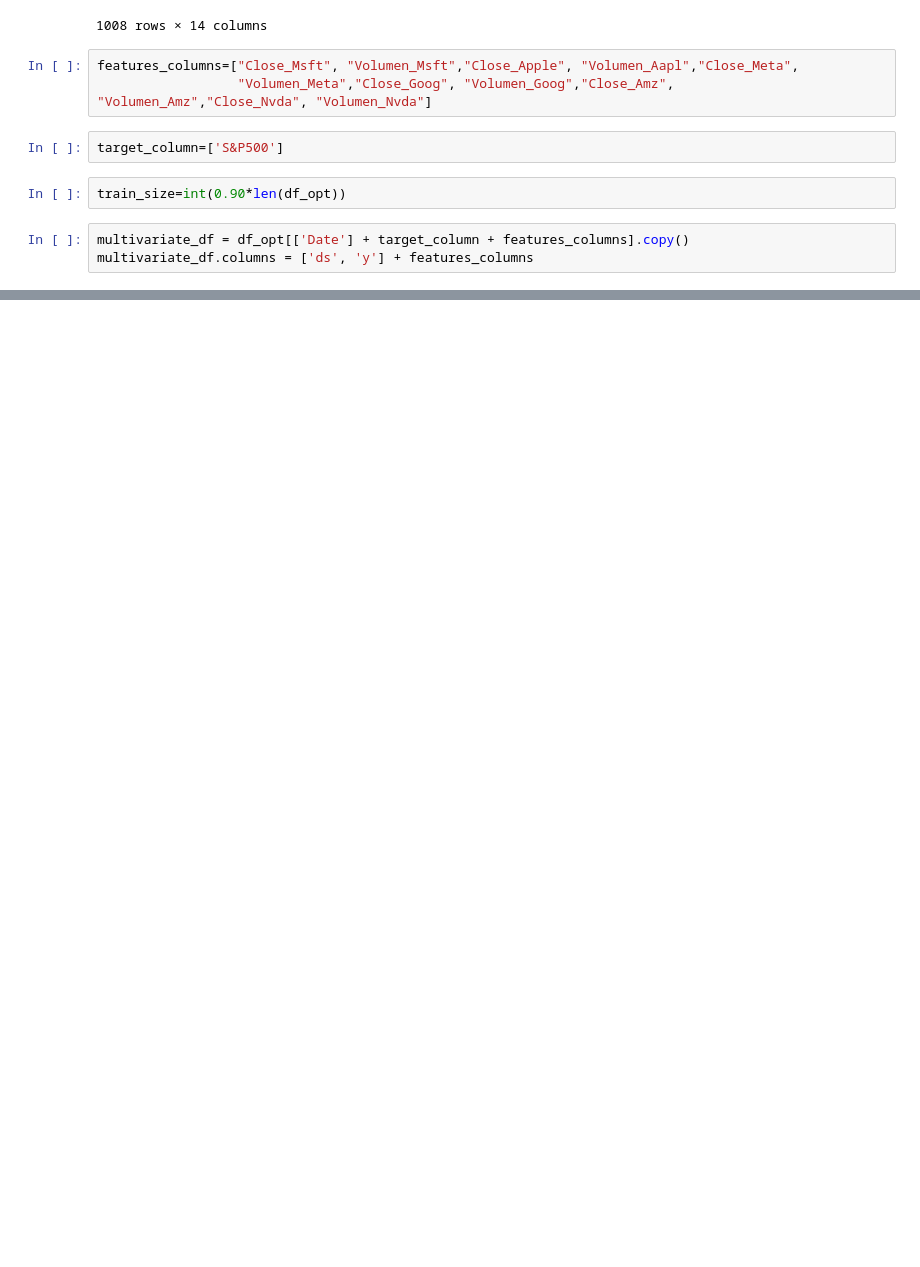
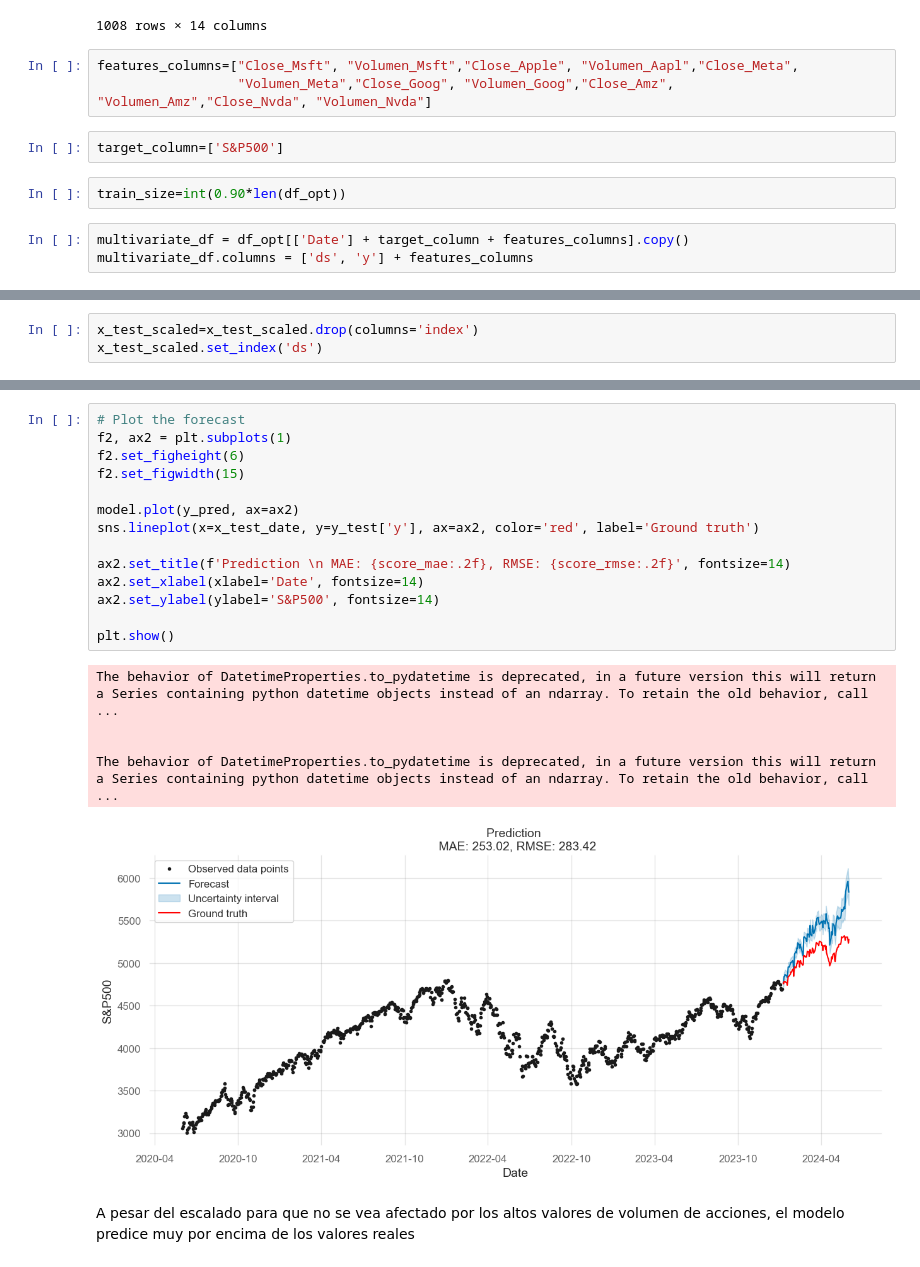
Before and after one commit to adriani94bil/Portafolio__Optimization, a Jupyter notebook: memoria.ipynb, the cells around one changed output, grey strips where cells are left out. Saved outputs shown, nothing was run; the diff lists cells and outputs as text; blank space fills up the shorter version.

```diff
--- a/memoria.ipynb
+++ b/memoria.ipynb
@@ -1005,0 +1142,3 @@ train.head()
+# %%
+x_test_scaled=x_test_scaled.drop(columns='index')
+x_test_scaled.set_index('ds')
@@ -1039,0 +1228,22 @@ RMSE: 309.1430568233071
+# %%
+# Plot the forecast
+f2, ax2 = plt.subplots(1)
+f2.set_figheight(6)
+f2.set_figwidth(15)
+
+model.plot(y_pred, ax=ax2)
+sns.lineplot(x=x_test_date, y=y_test['y'], ax=ax2, color='red', label='Ground truth')
+
+ax2.set_title(f'Prediction \n MAE: {score_mae:.2f}, RMSE: {score_rmse:.2f}', fontsize=14)
+ax2.set_xlabel(xlabel='Date', fontsize=14)
+ax2.set_ylabel(ylabel='S&P500', fontsize=14)
+
+plt.show()
+# %% [output]
+The behavior of DatetimeProperties.to_pydatetime is deprecated, in a future version this will return a Series containing python datetime objects instead of an ndarray. To retain the old behavior, call ...
+
+
+The behavior of DatetimeProperties.to_pydatetime is deprecated, in a future version this will return a Series containing python datetime objects instead of an ndarray. To retain the old behavior, call ...
+[figure, added]
+# %% [markdown]
+A pesar del escalado para que no se vea afectado por los altos valores de volumen de acciones, el modelo predice muy por encima de los valores reales
```
Also changed, not shown: parts of 34 cells of this notebook.
